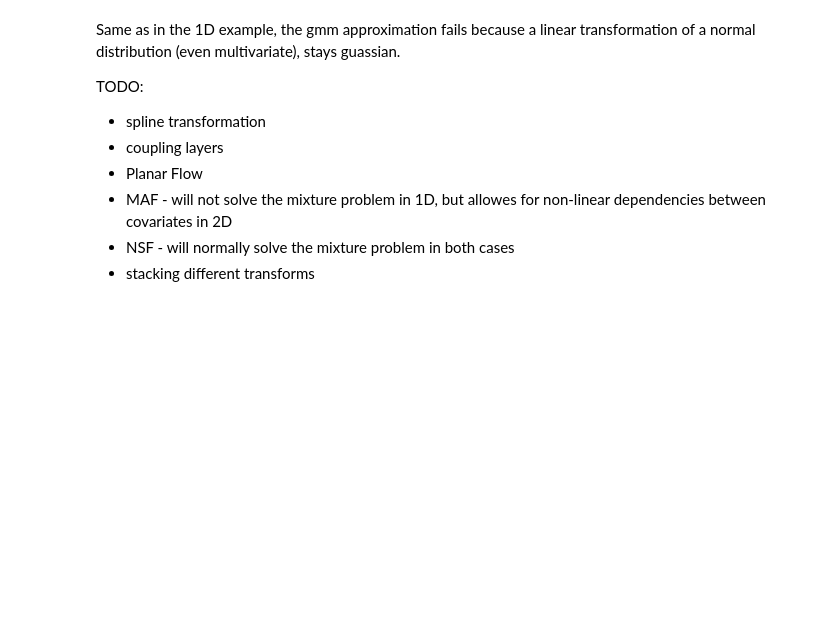
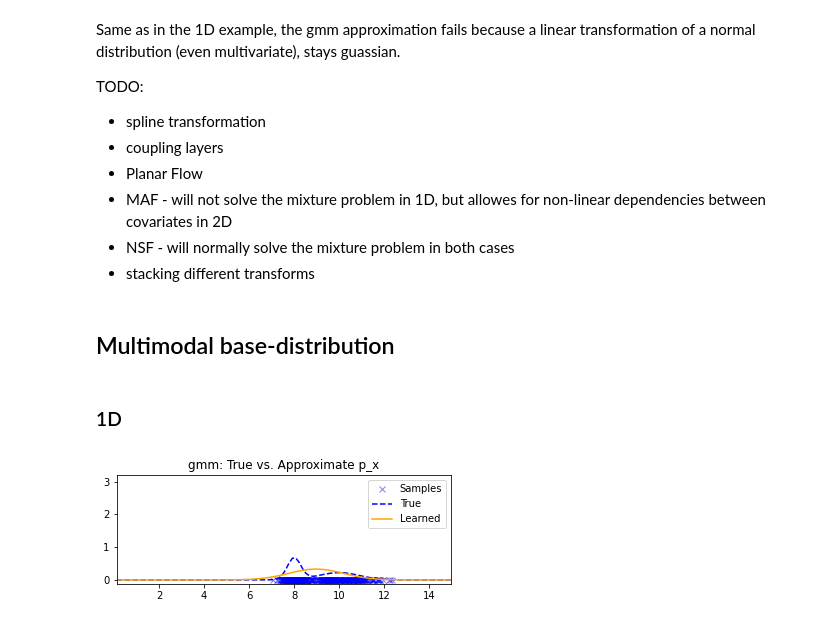
Before and after one commit to JuliaLinhart/NormalizingFlows, a Jupyter notebook: toy_example.ipynb, the cells around one changed output. Saved outputs shown, nothing was run; the diff lists cells and outputs as text; code cells hidden in the pictures; blank space fills up the shorter version.

Commit message:
multimodal base-distribution

```diff
--- a/toy_example.ipynb
+++ b/toy_example.ipynb
@@ -176,3 +176,40 @@ TODO:
 - MAF - will not solve the mixture problem in 1D, but allowes for non-linear dependencies between covariates in 2D
 - NSF - will normally solve the mixture problem in both cases
 - stacking different transforms
+# %% [markdown]
+## Multimodal base-distribution
+# %% [markdown]
+### 1D
+# %%
+# Data Dimension
+n = 500 # Number of datapoints
+d = 1 # Dimension of the multivariate distribution
+
+# Target distributions:
+# Gaussian Mixture Model with 2 equally weighted gaussian distributions
+mix = D.Categorical(torch.ones(2,))
+means = torch.FloatTensor([8,10])
+stds = torch.FloatTensor([0.3,0.9])
+comp = D.Normal(means, stds)
+gmm_target = D.MixtureSameFamily(mix, comp)
+
+# Generate training data samples
+x_samples = gmm_target.sample((n,))
+
+# Define base distribution
+mix_bs = D.Categorical(torch.ones(2,))
+comp_bs = D.Normal(torch.zeros(2,), torch.ones(2,))
+gmm_base_dist = D.MixtureSameFamily(mix_bs, comp_bs)
+
+# Define transformation
+transform = AffineElementwiseTransform()
+
+# Construct Flow
+flow = Flow(gmm_base_dist, transform)
+
+# Fit flow to the x_samples: learn the parameters of the transformation
+flow.train(x_samples, num_epochs=2000)
+# %%
+plot_pdfs_1D(gmm_target, x_samples, flow, title = 'gmm: True vs. Approximate p_x')
+# %% [output]
+[figure, added]
```
Also changed, not shown: parts of 5 cells of this notebook.
